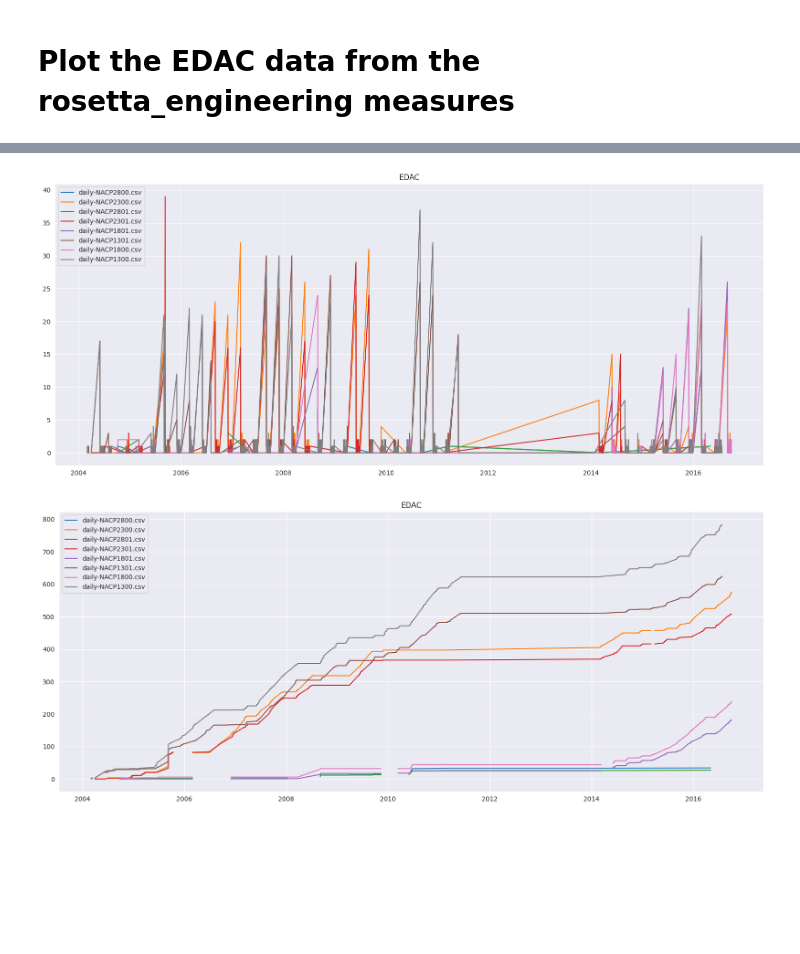
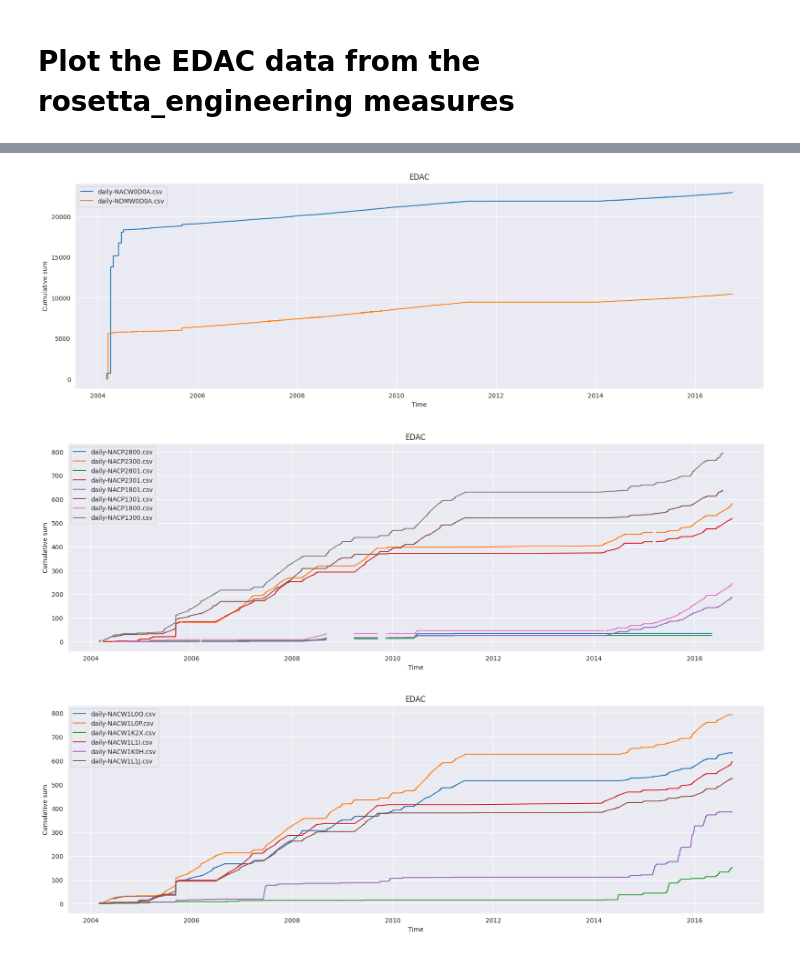
Before and after one commit to CS-433/ml-project-2-ml4esa, a Jupyter notebook: DataFetcher.ipynb, the cells around one changed output, grey strips where cells are left out. Drawn from its saved outputs; the diff is of its cells as text; code cells hidden in the pictures; blank space fills up the shorter version.

```diff
--- a/DataFetcher.ipynb
+++ b/DataFetcher.ipynb
@@ -132,28 +118,8 @@ dtype: int64
-# %%
-# Compute the derivative of the data
-diff_data = [d.diff() for d in data]
-
-# Remove negative diff values
-for i, d in enumerate(diff_data):
-    d[d < 0] = 0
-    diff_data[i] = d
-
-# Plot the data
-fig, ax = plt.subplots(figsize=(20, 8))
-for i, d in enumerate(diff_data):
-    ax.plot(d, label=files[i])
-    plt.legend()
-    plt.title("EDAC")
-# %% [output]
-[figure, removed]
-# %%
-cumsum_data = [d.cumsum() for d in diff_data]
-
-# Plot the data
-fig, ax = plt.subplots(figsize=(20, 8))
-for i, d in enumerate(cumsum_data):
-    ax.plot(d, label=files[i])
-    plt.legend()
-    plt.title("EDAC")
-# %% [output]
-[figure, removed]
+# %%
+plot_ENAC_instruments(["NACW0", "NDM"], files, directory_path, correct=True)
+plot_ENAC_instruments(["NACP"], files, directory_path, correct=True)
+plot_ENAC_instruments(["NACW1"], files, directory_path, correct=True)
+# %% [output]
+[figure, added]
+[figure, added]
+[figure, added]
```
Also changed, not shown: parts of 8 cells of this notebook, 33 other files.
